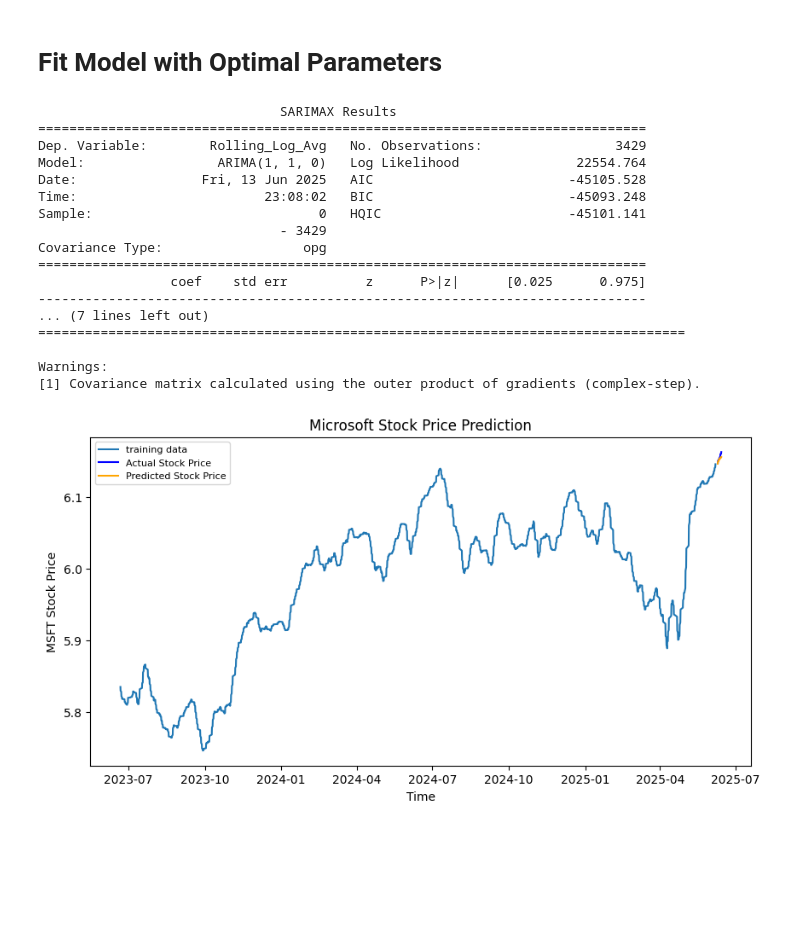
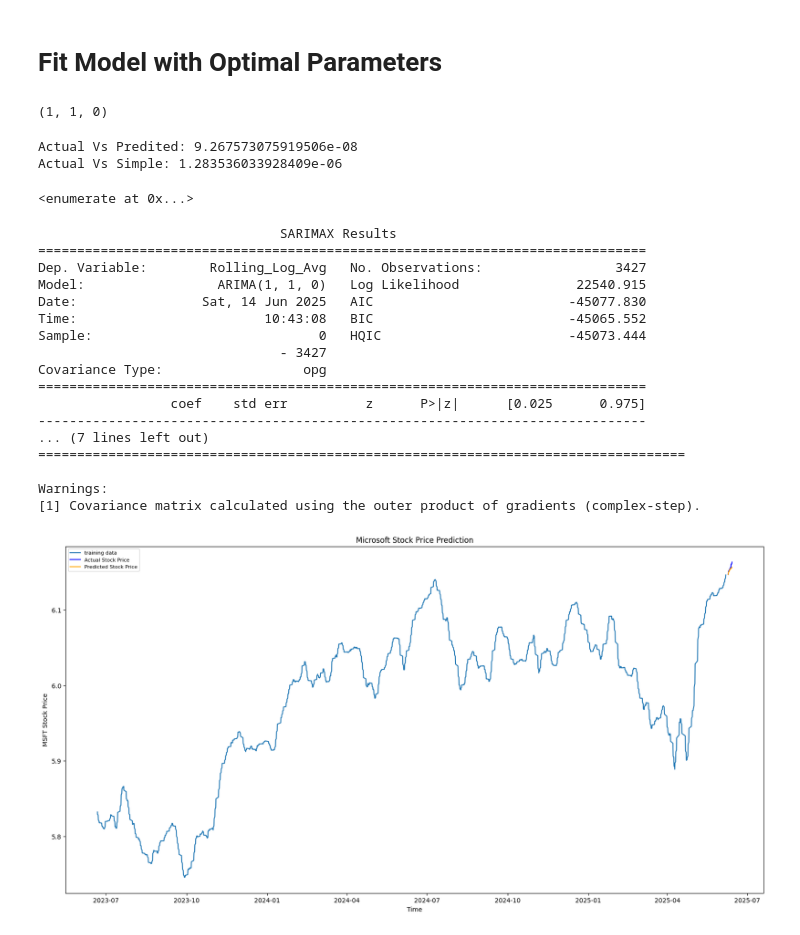
Before and after one commit to BillyBrothers/Stock_Prediction, a Jupyter notebook: Workbooks/Arima_Complex_Model.ipynb, the cells around one changed output. Drawn from its saved outputs; the diff is of its cells as text; code cells hidden in the pictures; blank space fills up the shorter version.

Commit message:
finished arima modeling.

```diff
--- a/Workbooks/Arima_Complex_Model.ipynb
+++ b/Workbooks/Arima_Complex_Model.ipynb
@@ -220,18 +221,53 @@ print(ljung_box_results)
 # %% [markdown]
 # Fit Model with Optimal Parameters
+# %%
+model_autoARIMA.order
+# %% [output]
+(1, 1, 0)
+# %%
+num_splits = int(0.89 * len(msft_df))
+tscv = TimeSeriesSplit(n_splits=100)
+best_p, best_d, bestq = model_autoARIMA.order
+
+actual_values = []
+predicted_values = []
+simple_values = []
+
+
+for train_idx, test_idx in tscv.split(msft_df):
+    train, test = msft_df['Rolling_Log_Avg'].iloc[train_idx], msft_df['Rolling_Log_Avg'].iloc[test_idx]
+    arima = ARIMA(train, order =(best_p, best_d, bestq))
+    arima_fit = arima.fit()
+    forecast = arima_fit.forecast(steps=1)
+    #mse = mean_squared_error(], forecast.values)
+    actual_values.append(test[0])
+    predicted_values.append(forecast.values[0])
+    simple_values.append(train[-1])
+    #results.append({"Train Size": len(train), "Test Size": len(test), "MSE": mse})
+print("Actual Vs Predited:", mean_squared_error(actual_values, predicted_values))
+print("Actual Vs Simple:", mean_squared_error(actual_values, simple_values))
+#results_df = pd.DataFrame(results)
+#print(results_df)
+# %% [output]
+Actual Vs Predited: 9.267573075919506e-08
+Actual Vs Simple: 1.283536033928409e-06
+# %%
+tscv.split(msft_df)
+# %% [output]
+<enumerate at 0x...>
 # %%
-best_p, best_d, bestq = model_autoARIMA.order
+
 arima_fitted = ARIMA(train_data, order=(best_p,best_d,bestq)).fit()
 print(arima_fitted.summary())
 # %% [output]
                                SARIMAX Results
 ==============================================================================
-Dep. Variable:        Rolling_Log_Avg   No. Observations:                 3429
-Model:                 ARIMA(1, 1, 0)   Log Likelihood               22554.764
-Date:                Fri, 13 Jun 2025   AIC                         -45105.528
-Time:                        23:08:02   BIC                         -45093.248
-Sample:                             0   HQIC                        -45101.141
-                               - 3429
+Dep. Variable:        Rolling_Log_Avg   No. Observations:                 3427
+Model:                 ARIMA(1, 1, 0)   Log Likelihood               22540.915
+Date:                Sat, 14 Jun 2025   AIC                         -45077.830
+Time:                        10:43:08   BIC                         -45065.552
+Sample:                             0   HQIC                        -45073.444
+                               - 3427
 Covariance Type:                  opg
 ==============================================================================
                  coef    std err          z      P>|z|      [0.025      0.975]
@@ -243,18 +279,18 @@ Warnings:
 [1] Covariance matrix calculated using the outer product of gradients (complex-step).
 # %%
 forecast = arima_fitted.forecast(steps=len(test_data))
-plt.figure(figsize=(10,5))
+plt.figure(figsize=(20,10))
 plt.plot(train_data.index, train_data,  label='training data')
 plt.plot(test_data.index, test_data, color = 'blue', label='Actual Stock Price')
 plt.plot(test_data.index, forecast, color = 'orange',label='Predicted Stock Price')
 plt.title('Microsoft Stock Price Prediction')
 plt.xlabel('Time')
 plt.ylabel('MSFT Stock Price')
 plt.legend(loc='upper left', fontsize=8)
 #plt.savefig("3mo.png", dpi=300, bbox_inches="tight")
 plt.show()
 # %% [output]
-[figure, old version]
+[figure, new version]
 # %%
 print("Mean Squared Error:", mean_squared_error(test_data, forecast))
 print("Root Mean Square Error:", np.sqrt(mean_squared_error(test_data, forecast)))
```
Also changed, not shown: parts of 9 cells of this notebook, 1 other file.
